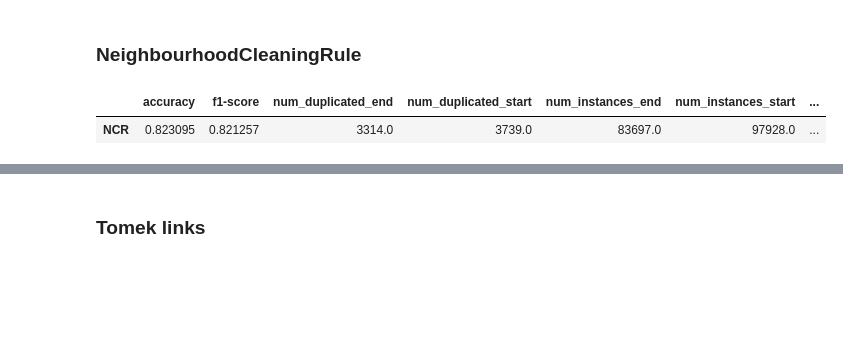
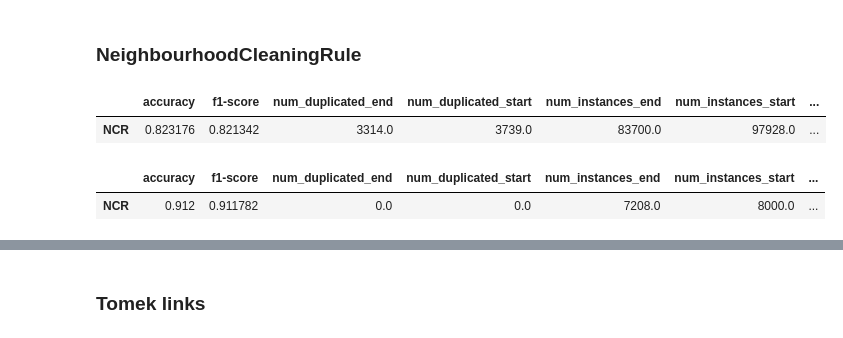
Before and after one commit to nikolapetrovic99/instanceSelection_Preprocessing, a Jupyter notebook: Project.ipynb, the cells around one changed output, grey strips where cells are left out. Cells and saved outputs as stored; diff of their text form; code cells hidden in the pictures; blank space fills up the shorter version.

```diff
--- a/Project.ipynb
+++ b/Project.ipynb
@@ -359,3 +348,13 @@ df_csgo.head()
 | 2 | 96.03 | 0.0 | 0.0 | False | 391.0 | 400.0 | 294.0 | 200.0 | 750.0 | 500.0 | ... |
 | 3 | 76.03 | 0.0 | 0.0 | False | 391.0 | 400.0 | 294.0 | 200.0 | 750.0 | 500.0 | ... |
 | 4 | 174.97 | 1.0 | 0.0 | False | 500.0 | 500.0 | 192.0 | 0.0 | 18350.0 | 10750.0 | ... |
+# %%
+
+# Find the constant features
+constant_features = df_csgo.columns[df_csgo.var() == 0]
+
+# Drop the constant features
+df_csgo = df_csgo.drop(columns=constant_features)
+
+# Print the new shape of the DataFrame
+print("New shape:", df_csgo.shape)
@@ -662,10 +684,13 @@ plt.show()
 results_NCR, resulting_dataset_NCR = evaluate_under_sampling_technique(X_csgo, y_csgo, "NCR")
 results_csgo = pd.concat([results_NCR,results_csgo], axis=0)
 results_NCR.head(10)
+# %% [output]
+|  | accuracy | f1-score | num_duplicated_end | num_duplicated_start | num_instances_end | num_instances_start | ... |
+| NCR | 0.823176 | 0.821342 | 3314.0 | 3739.0 | 83700.0 | 97928.0 | ... |
 # %%
-results_citrus_NCR, resulting_dataset_citrus_NCR = evaluate_under_sampling_technique(X_csgo, y_csgo, "NCR")
-results_csgo = pd.concat([results_citrus_NCR,results_csgo], axis=0)
+results_citrus_NCR, resulting_dataset_citrus_NCR = evaluate_under_sampling_technique(X_citrus, y_citrus, "NCR")
+results_citrus = pd.concat([results_citrus_NCR,results_citrus], axis=0)
 results_citrus_NCR.head(10)
 # %% [output]
 |  | accuracy | f1-score | num_duplicated_end | num_duplicated_start | num_instances_end | num_instances_start | ... |
-| NCR | 0.823095 | 0.821257 | 3314.0 | 3739.0 | 83697.0 | 97928.0 | ... |
+| NCR | 0.912 | 0.911782 | 0.0 | 0.0 | 7208.0 | 8000.0 | ... |
```
Also changed, not shown: parts of 45 cells of this notebook.
